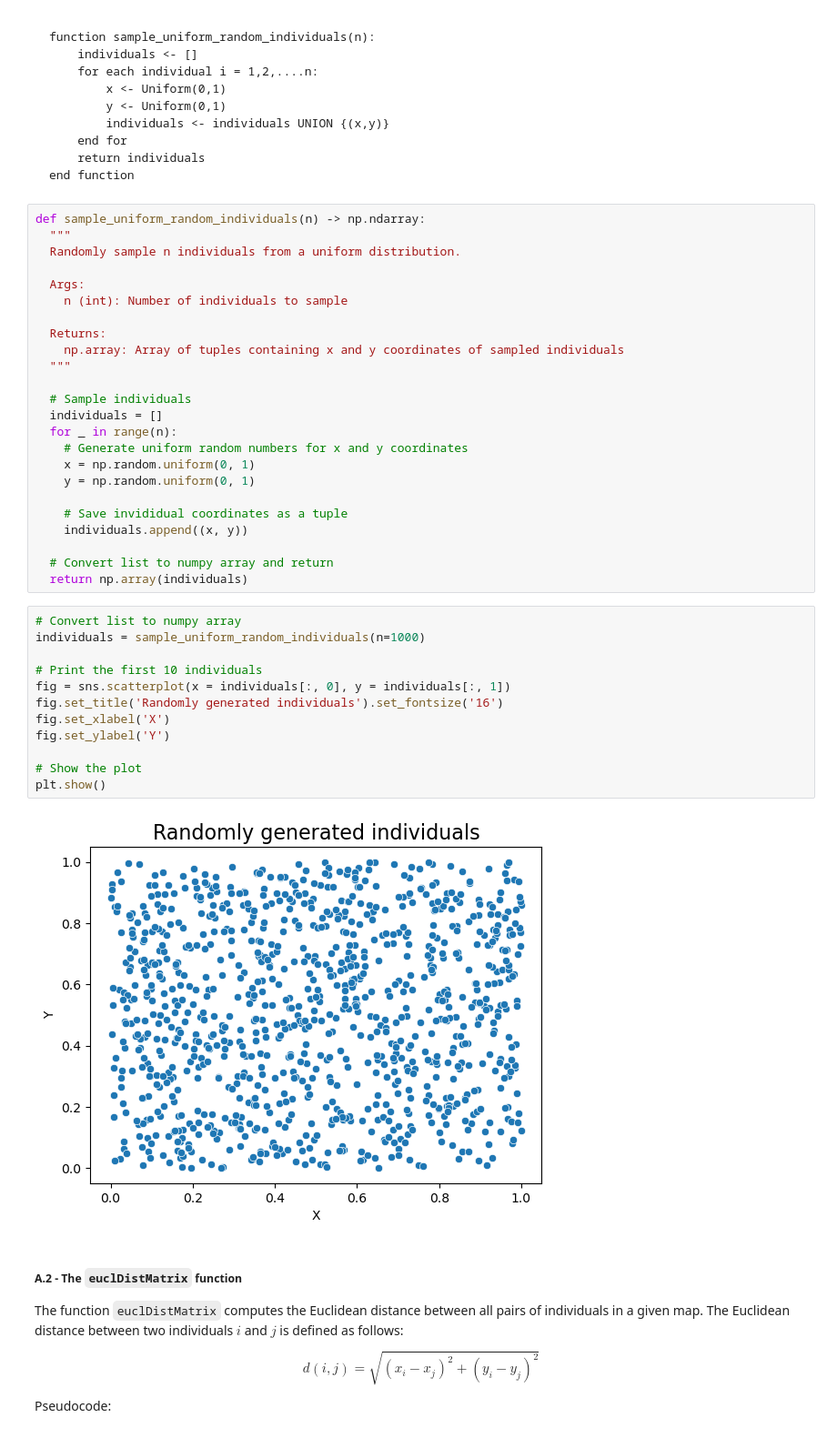
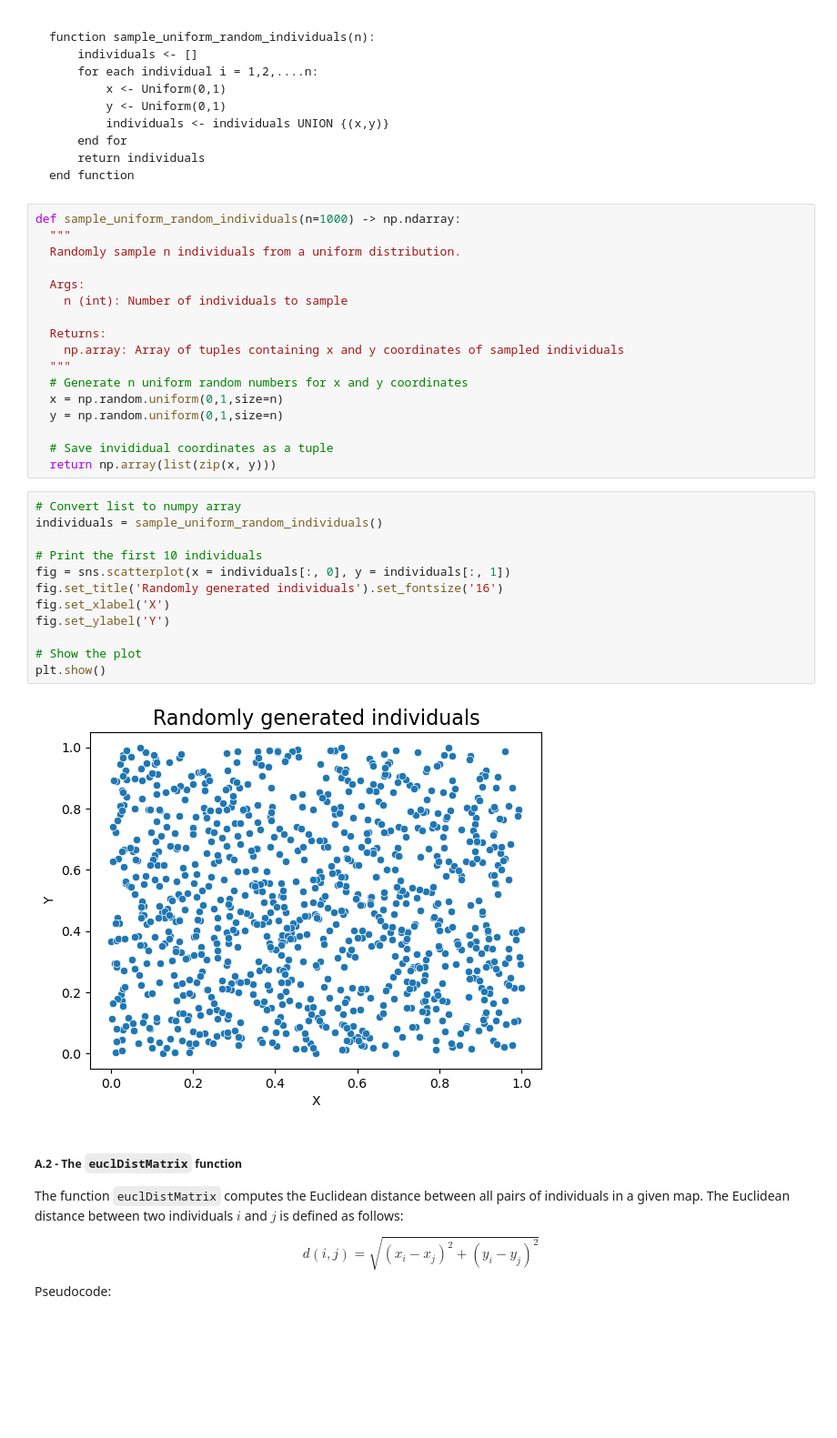
Before and after one commit to lucadibello/geographical-friendship-network, a Jupyter notebook: geographical-friendship-network.ipynb, the cells around one changed output. Shown: that part at 91% size. Drawn from its saved outputs; the diff is of its cells as text; blank space fills up the shorter version.

````diff
--- a/geographical-friendship-network.ipynb
+++ b/geographical-friendship-network.ipynb
@@ -90,7 +90,7 @@ function sample_uniform_random_individuals(n):
 end function
 ```
 # %%
-def sample_uniform_random_individuals(n) -> np.ndarray:
+def sample_uniform_random_individuals(n=1000) -> np.ndarray:
   """
   Randomly sample n individuals from a uniform distribution.
 
@@ -100,33 +100,26 @@ def sample_uniform_random_individuals(n) -> np.ndarray:
   Returns:
     np.array: Array of tuples containing x and y coordinates of sampled individuals
   """
+  # Generate n uniform random numbers for x and y coordinates
+  x = np.random.uniform(0,1,size=n)
+  y = np.random.uniform(0,1,size=n)
 
-  # Sample individuals
-  individuals = []
-  for _ in range(n):
-    # Generate uniform random numbers for x and y coordinates
-    x = np.random.uniform(0, 1)
-    y = np.random.uniform(0, 1)
-
-    # Save invididual coordinates as a tuple
-    individuals.append((x, y))
-
-  # Convert list to numpy array and return
-  return np.array(individuals)
+  # Save invididual coordinates as a tuple
+  return np.array(list(zip(x, y)))
 # %%
 # Convert list to numpy array
-individuals = sample_uniform_random_individuals(n=1000)
+individuals = sample_uniform_random_individuals()
 
 # Print the first 10 individuals
 fig = sns.scatterplot(x = individuals[:, 0], y = individuals[:, 1])
 fig.set_title('Randomly generated individuals').set_fontsize('16')
 fig.set_xlabel('X')
 fig.set_ylabel('Y')
 
 # Show the plot
 plt.show()
 # %% [output]
-[figure, old version]
+[figure, new version]
 # %% [markdown]
 ##### A.2 - The `euclDistMatrix` function
 
````
Also changed, not shown: parts of 22 cells of this notebook.
